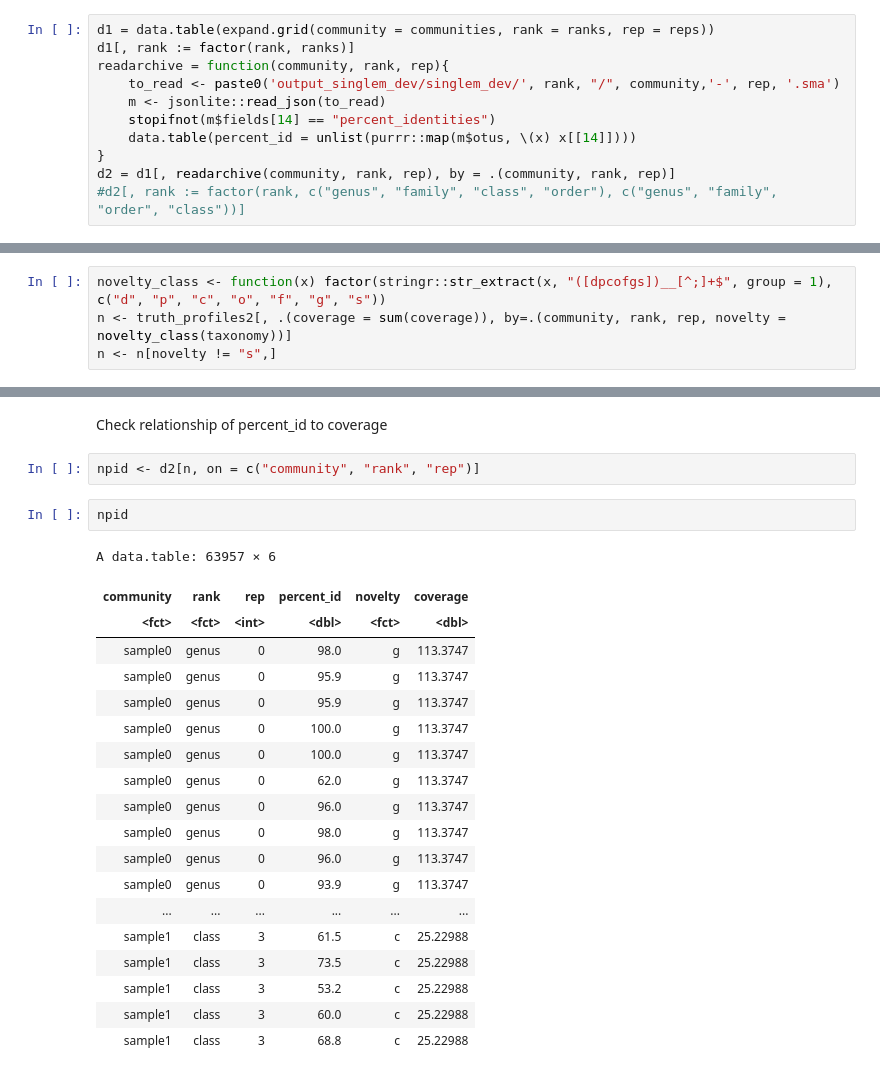
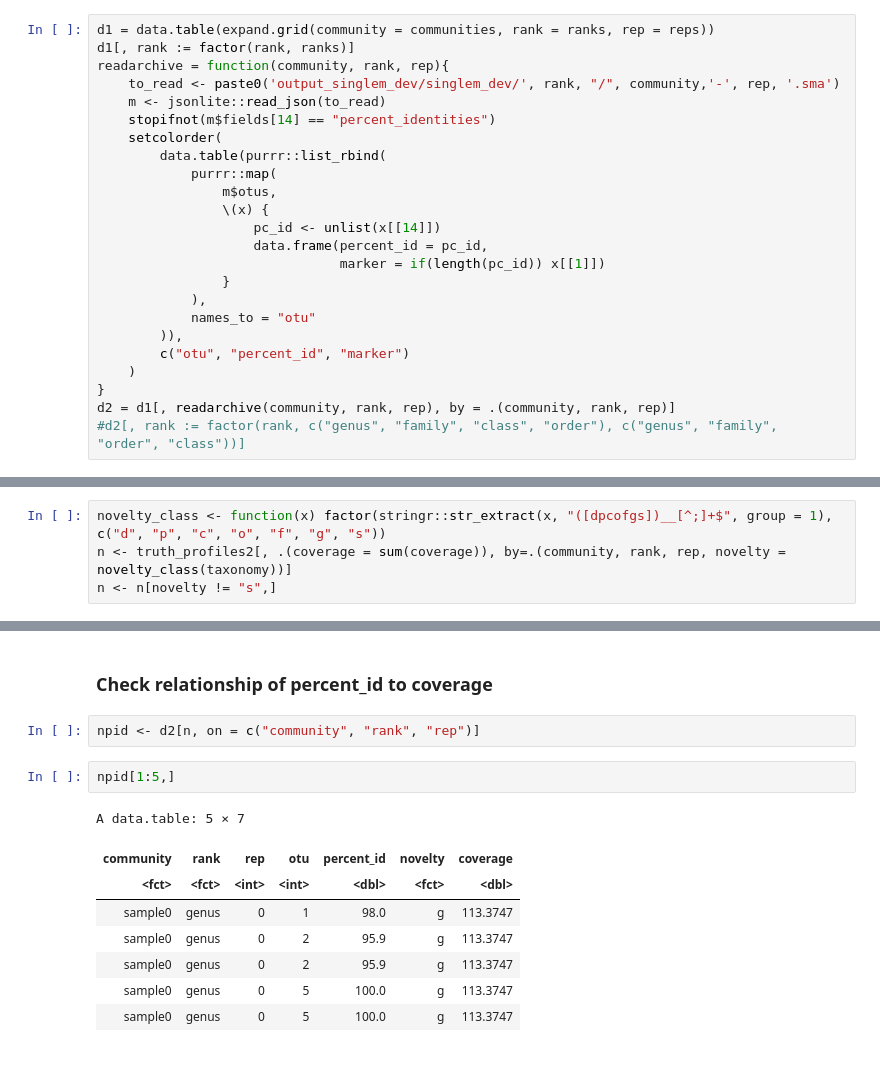
Before and after one commit to timbalam/singlem-benchmarking, a Jupyter notebook: experiments/percent_id_by_rank/plot.ipynb, the cells around one changed output, grey strips where cells are left out. Cells and saved outputs as stored; diff of their text form.

```diff
--- a/experiments/percent_id_by_rank/plot.ipynb
+++ b/experiments/percent_id_by_rank/plot.ipynb
@@ -24,7 +24,20 @@ readarchive = function(community, rank, rep){
     to_read <- paste0('output_singlem_dev/singlem_dev/', rank, "/", community,'-', rep, '.sma')
     m <- jsonlite::read_json(to_read)
     stopifnot(m$fields[14] == "percent_identities")
-    data.table(percent_id = unlist(purrr::map(m$otus, \(x) x[[14]])))
+    setcolorder(
+        data.table(purrr::list_rbind(
+            purrr::map(
+                m$otus,
+                \(x) {
+                    pc_id <- unlist(x[[14]])
+                    data.frame(percent_id = pc_id,
+                               marker = if(length(pc_id)) x[[1]])
+                }
+            ),
+            names_to = "otu"
+        )),
+        c("otu", "percent_id", "marker")
+    )
 }
 d2 = d1[, readarchive(community, rank, rep), by = .(community, rank, rep)]
 #d2[, rank := factor(rank, c("genus", "family", "class", "order"), c("genus", "family", "order", "class"))]
@@ -50,26 +73,15 @@ pid_p / n_p
 # %% [markdown]
-Check relationship of percent_id to coverage
+### Check relationship of percent_id to coverage
 # %%
 npid <- d2[n, on = c("community", "rank", "rep")]
 # %%
-npid
+npid[1:5,]
 # %% [output]
-A data.table: 63957 × 6
+A data.table: 5 × 7
-| community | rank | rep | percent_id | novelty | coverage |
-| <fct> | <fct> | <int> | <dbl> | <fct> | <dbl> |
-| sample0 | genus | 0 | 98.0 | g | 113.3747 |
-| sample0 | genus | 0 | 95.9 | g | 113.3747 |
-| sample0 | genus | 0 | 95.9 | g | 113.3747 |
-| sample0 | genus | 0 | 100.0 | g | 113.3747 |
-| sample0 | genus | 0 | 100.0 | g | 113.3747 |
-| sample0 | genus | 0 | 62.0 | g | 113.3747 |
-| sample0 | genus | 0 | 96.0 | g | 113.3747 |
-| sample0 | genus | 0 | 98.0 | g | 113.3747 |
-| sample0 | genus | 0 | 96.0 | g | 113.3747 |
-| sample0 | genus | 0 | 93.9 | g | 113.3747 |
-| ... | ... | ... | ... | ... | ... |
-| sample1 | class | 3 | 61.5 | c | 25.22988 |
-| sample1 | class | 3 | 73.5 | c | 25.22988 |
-| sample1 | class | 3 | 53.2 | c | 25.22988 |
-| sample1 | class | 3 | 60.0 | c | 25.22988 |
-| sample1 | class | 3 | 68.8 | c | 25.22988 |
+| community | rank | rep | otu | percent_id | novelty | coverage |
+| <fct> | <fct> | <int> | <int> | <dbl> | <fct> | <dbl> |
+| sample0 | genus | 0 | 1 | 98.0 | g | 113.3747 |
+| sample0 | genus | 0 | 2 | 95.9 | g | 113.3747 |
+| sample0 | genus | 0 | 2 | 95.9 | g | 113.3747 |
+| sample0 | genus | 0 | 5 | 100.0 | g | 113.3747 |
+| sample0 | genus | 0 | 5 | 100.0 | g | 113.3747 |
```
Also changed, not shown: parts of 6 cells of this notebook, 1 other file.
